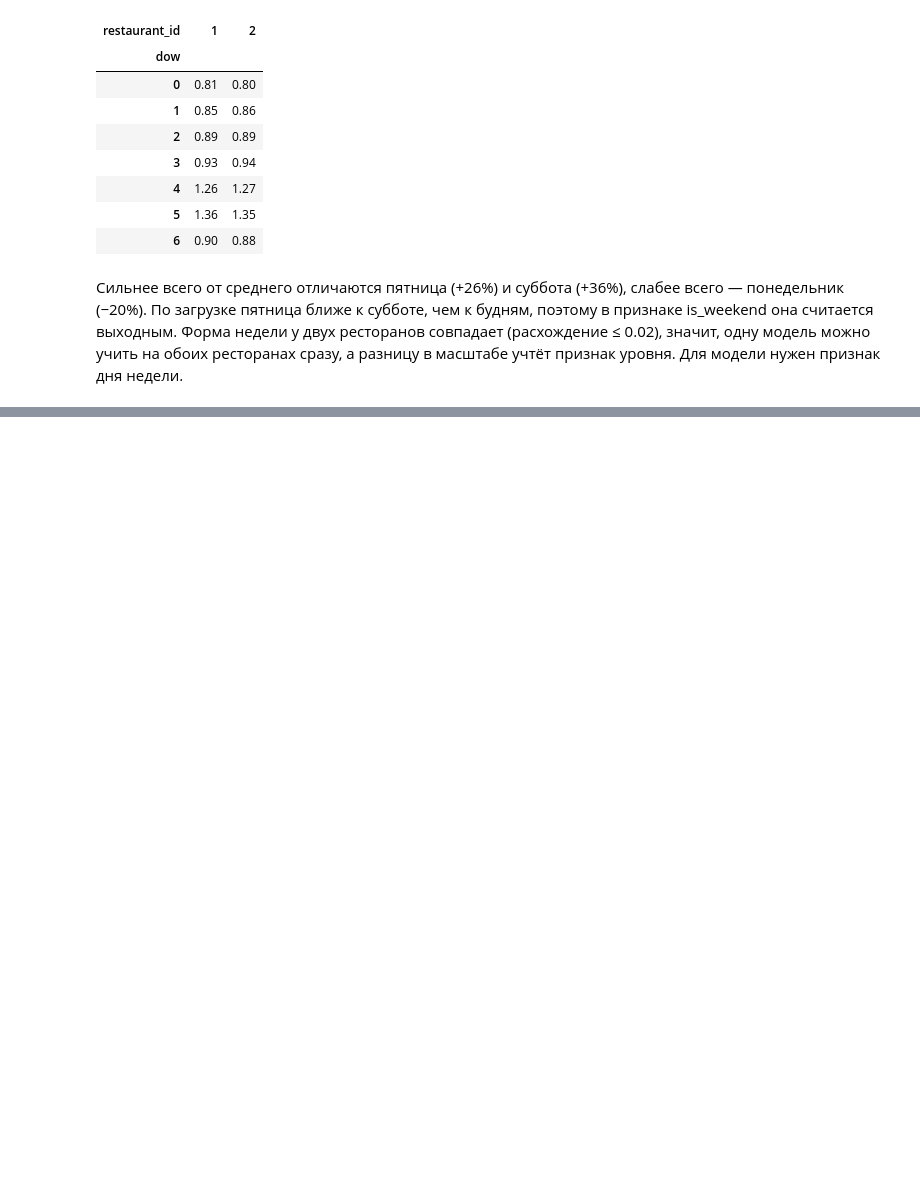
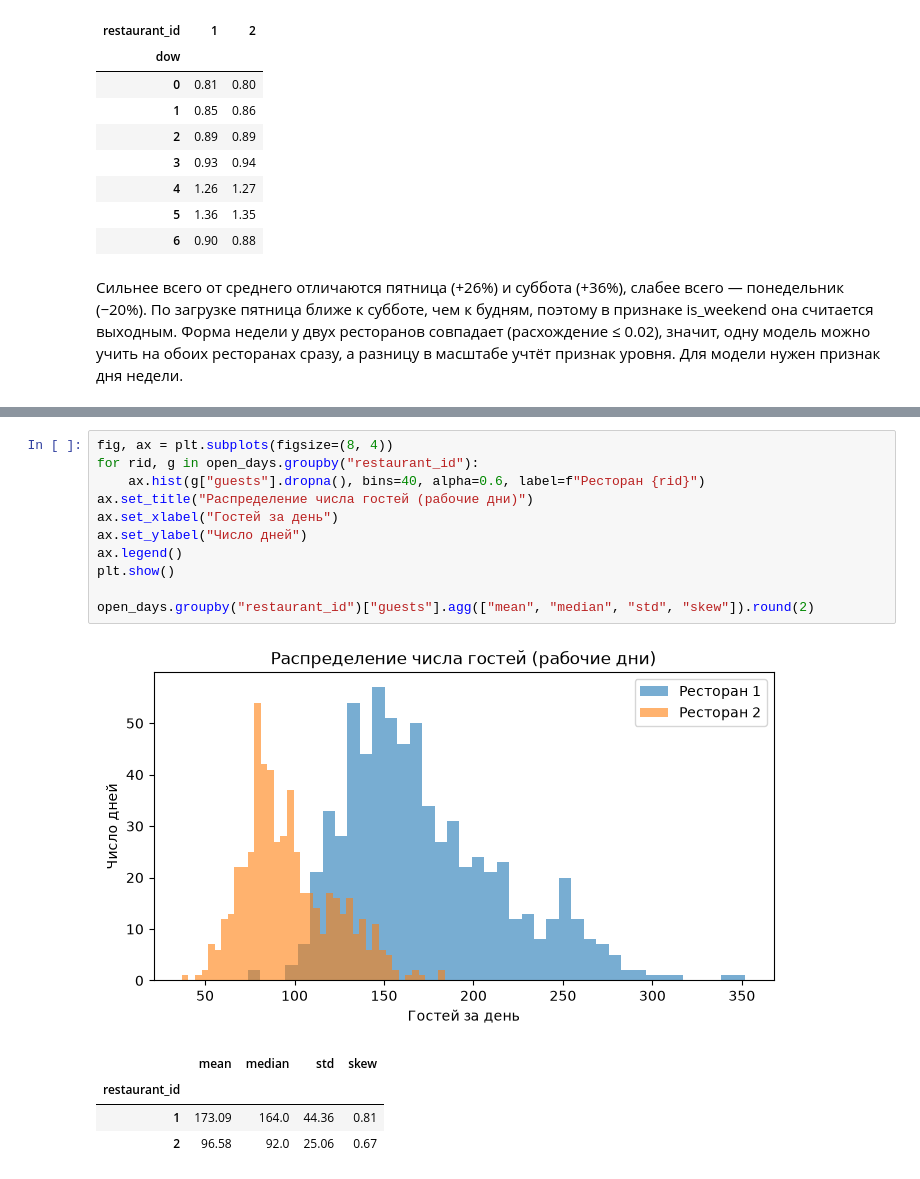
Before and after one commit to VixEDvit/coperto-forecast, a Jupyter notebook: notebooks/01_eda.ipynb, the cells around one changed output, grey strips where cells are left out. Cells and saved outputs as stored; diff of their text form; blank space fills up the shorter version.

```diff
--- a/notebooks/01_eda.ipynb
+++ b/notebooks/01_eda.ipynb
@@ -91,0 +165,17 @@ profile.round(2)
+# %%
+fig, ax = plt.subplots(figsize=(8, 4))
+for rid, g in open_days.groupby("restaurant_id"):
+    ax.hist(g["guests"].dropna(), bins=40, alpha=0.6, label=f"Ресторан {rid}")
+ax.set_title("Распределение числа гостей (рабочие дни)")
+ax.set_xlabel("Гостей за день")
+ax.set_ylabel("Число дней")
+ax.legend()
+plt.show()
+
+open_days.groupby("restaurant_id")["guests"].agg(["mean", "median", "std", "skew"]).round(2)
+# %% [output]
+[figure, added]
+|  | mean | median | std | skew |
+| restaurant_id |  |  |  |  |
+| 1 | 173.09 | 164.0 | 44.36 | 0.81 |
+| 2 | 96.58 | 92.0 | 25.06 | 0.67 |
```
Also changed, not shown: parts of 9 cells of this notebook.
